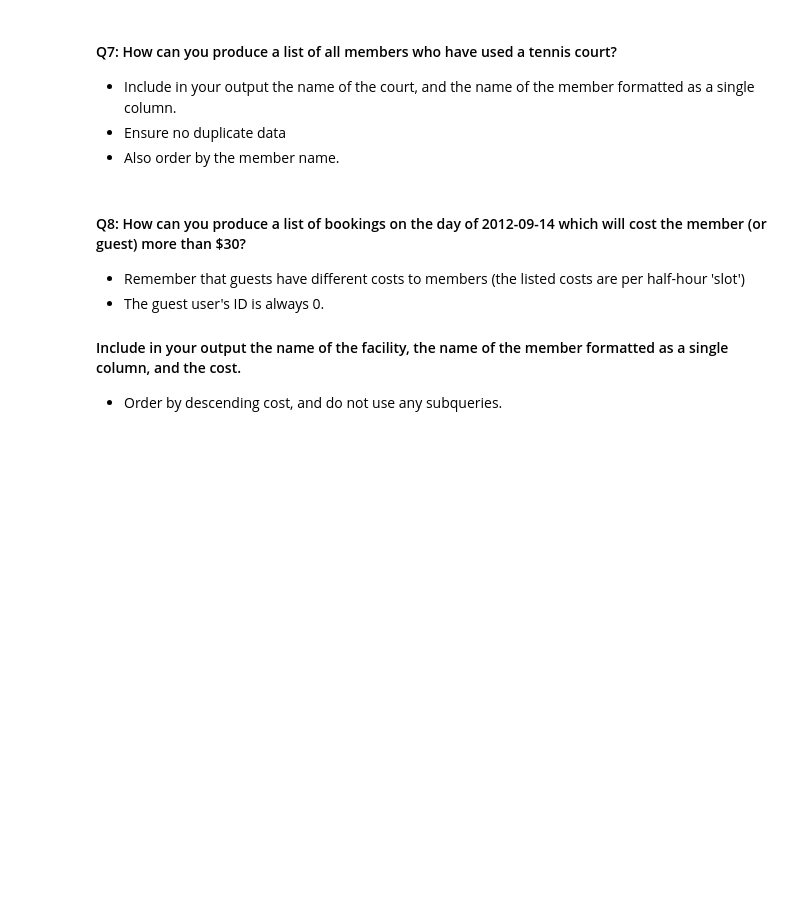
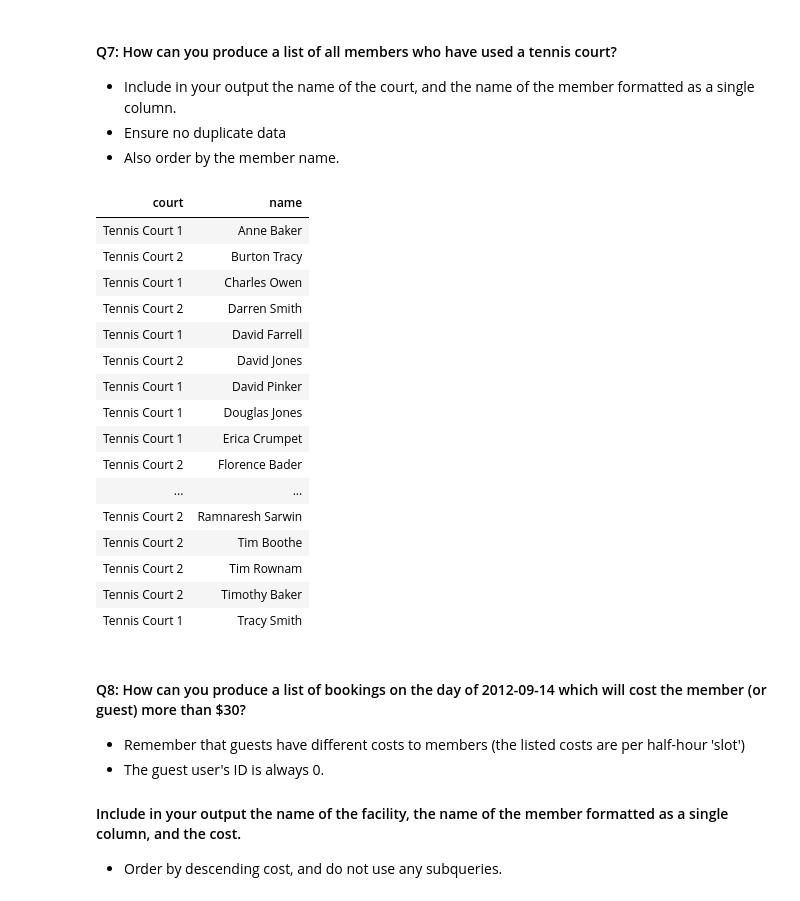
Before and after one commit to eerichmond/mec-5_6_6-sql-at-scale-with-spark-mini-project, a Jupyter notebook: Mini_Project_SQL_with_Spark.ipynb, the cells around one changed output. Drawn from its saved outputs; the diff is of its cells as text; code cells hidden in the pictures; blank space fills up the shorter version.

```diff
--- a/Mini_Project_SQL_with_Spark.ipynb
+++ b/Mini_Project_SQL_with_Spark.ipynb
@@ -139,3 +198,30 @@ select * from bookings limit 3
+# %%
+%sql
+select first(facilities.name) as court, concat(firstname, ' ', surname) as name
+from members
+inner join bookings on bookings.memid = members.memid
+inner join facilities on facilities.facid = bookings.facid
+where facilities.name like '%Tennis Court%'
+group by firstname, surname
+order by firstname, surname
+# %% [output]
+| court | name |
+| Tennis Court 1 | Anne Baker |
+| Tennis Court 2 | Burton Tracy |
+| Tennis Court 1 | Charles Owen |
+| Tennis Court 2 | Darren Smith |
+| Tennis Court 1 | David Farrell |
+| Tennis Court 2 | David Jones |
+| Tennis Court 1 | David Pinker |
+| Tennis Court 1 | Douglas Jones |
+| Tennis Court 1 | Erica Crumpet |
+| Tennis Court 2 | Florence Bader |
+| ... | ... |
+| Tennis Court 2 | Ramnaresh Sarwin |
+| Tennis Court 2 | Tim Boothe |
+| Tennis Court 2 | Tim Rownam |
+| Tennis Court 2 | Timothy Baker |
+| Tennis Court 1 | Tracy Smith |
 # %% [markdown]
 #### Q8: How can you produce a list of bookings on the day of 2012-09-14 which will cost the member (or guest) more than $30?
 
```
Also changed, not shown: parts of 25 cells of this notebook.
